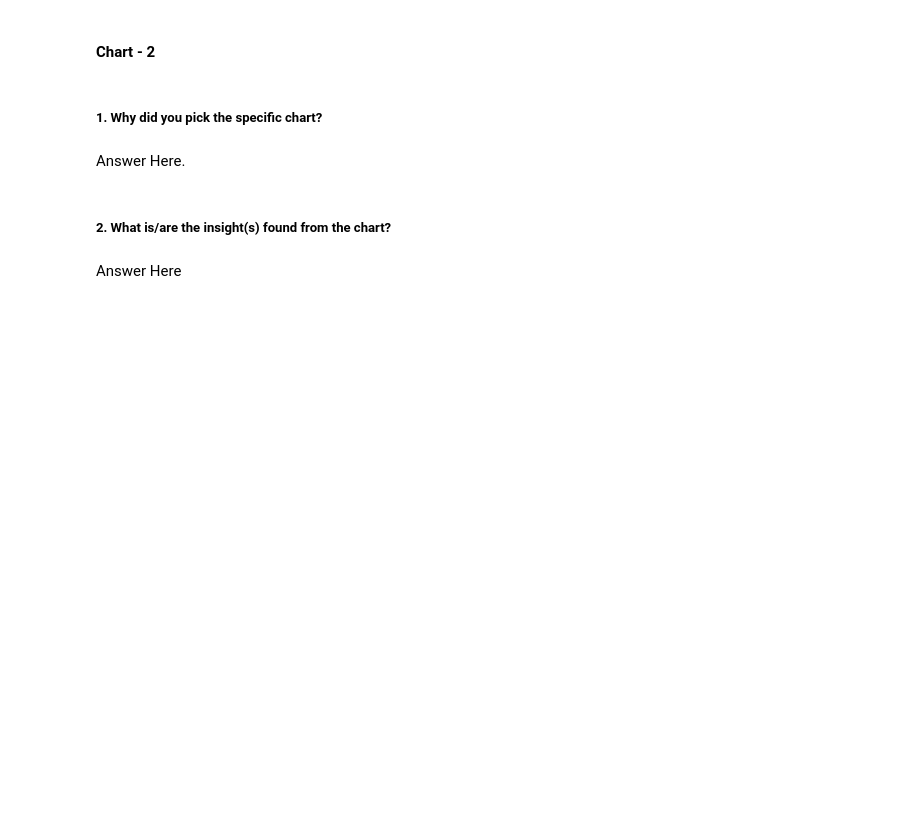
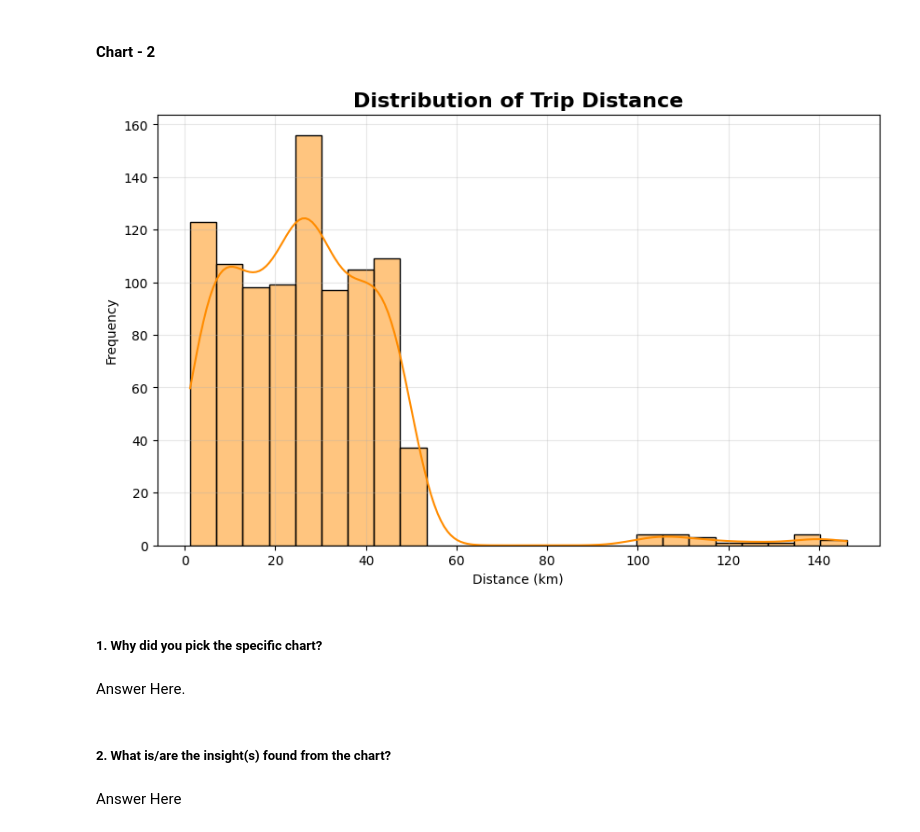
Before and after one commit to Sneha8126/Sneha-copy-of-Sample-ML-Submission-Template, a Jupyter notebook: Sneha_copy_of_Sample_ML_Submission_Template.ipynb, the cells around one changed output. Cells and saved outputs as stored; diff of their text form; code cells hidden in the pictures; blank space fills up the shorter version.

Commit message:
Added a distribution plot to visualize the spread of taxi trip distances

```diff
--- a/Sneha_copy_of_Sample_ML_Submission_Template.ipynb
+++ b/Sneha_copy_of_Sample_ML_Submission_Template.ipynb
@@ -377,3 +383,23 @@ Answer Here
+# %%
+# Chart - 2 visualization code
+plt.figure(figsize=(10,6))
+
+sns.histplot(
+    data=df,
+    x='Trip_Distance_km',
+    bins=25,
+    kde=True,
+    color='darkorange'
+)
+
+plt.title('Distribution of Trip Distance', fontsize=16, fontweight='bold')
+plt.xlabel('Distance (km)')
+plt.ylabel('Frequency')
+
+plt.grid(alpha=0.3)
+plt.show()
+# %% [output]
+[figure, added]
 # %% [markdown]
 ##### 1. Why did you pick the specific chart?
 # %% [markdown]
```
Also changed, not shown: parts of 6 cells of this notebook.
